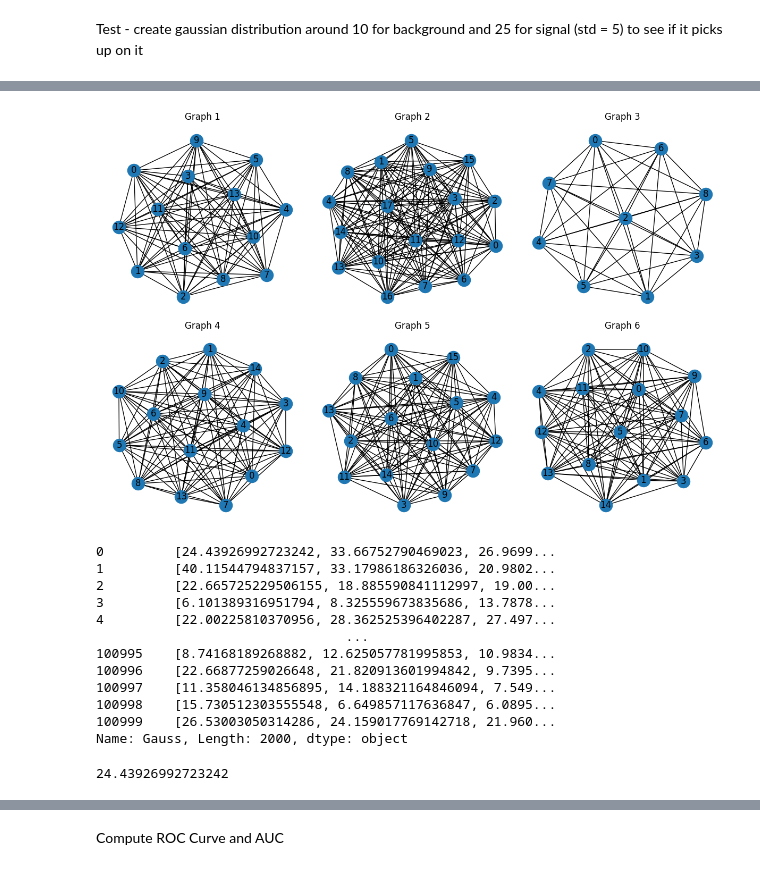
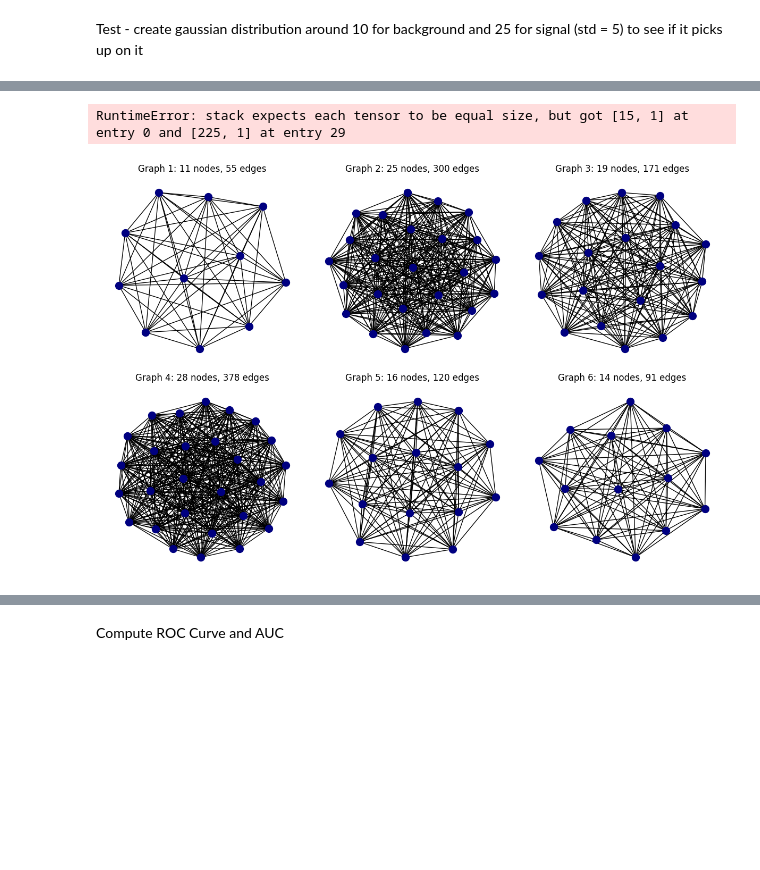
Before and after one commit to gpesticci/Jet-GNN, a Jupyter notebook: GNN.ipynb, the cells around one changed output, grey strips where cells are left out. Saved outputs shown, nothing was run; the diff lists cells and outputs as text; code cells hidden in the pictures; blank space fills up the shorter version.

```diff
--- a/GNN.ipynb
+++ b/GNN.ipynb
@@ -25,0 +65,3 @@ test_df = pd.read_csv('new_test_data.csv')
+# %%
+train_df = train_cut_df
+test_df = test_cut_df
@@ -27,7 +106,7 @@ test_df = pd.read_csv('new_test_data.csv')
 # Duplicate data to lists matching the number of daughters/ nodes per jet/ row
 def duplicate(df, cols, n_col):
     for col in cols:
-        df[col] = df.apply(lambda row: [row[col]] * row[n_col] if isinstance(row[col], (float, int)) else row[col], axis=1)
+        df[col] = df.apply(lambda row: [row[col]] * row[n_col] if isinstance(row[col], (float, int, list)) else row[col], axis=1)
     return df
 
 # Convert string values into list of floats
@@ -156,0 +205,2 @@ Name: IsB, Length: 2000, dtype: int64
+# %%
+features_list = node_features(train_df, train_f_cols)
@@ -157,75 +278,64 @@ Name: IsB, Length: 2000, dtype: int64
 # %%
+# original
+
 # Create graphs for each jet
 def create_data_objects(df, features_array):
     data_objects = []
     for idx, jet_features in enumerate(features_array):
 
         num_classes = 2 # binary classification
-        x = torch.tensor(jet_features, dtype=torch.float)
+        x_list = []
+        for feature_column in jet_features:
+            if isinstance(feature_column, list) and feature_column:
+                # Convert the list to a tensor
+                feature_tensor = torch.tensor(feature_column, dtype=torch.float).view(-1, 1)
+                x_list.append(feature_tensor)
+            elif not isinstance(feature_column, list):
+                # If it's a single value, convert it to a tensor with one element
+                x_list.append(torch.tensor([[float(feature_column)]], dtype=torch.float))
+        x = torch.stack(x_list)
         num_nodes = x.size(0)
 
         # Fully connected edges
-        edge_index = []
-        for i in range(num_nodes):
-            for j in range(num_nodes):
-                edge_index.append([i, j])
-
-        edge_index = torch.tensor(edge_index, dtype=torch.long).t().contiguous()
+        G = nx.complete_graph(num_nodes)
+        edge_index = torch.tensor(list(G.edges)).t().contiguous()
 
         y = torch.tensor([df['IsB'].iloc[idx]], dtype=torch.float)
 
         data = Data(x=x, edge_index=edge_index, y=y, num_classes=num_classes, num_nodes=num_nodes)
-        edge_index, _ = remove_self_loops(data.edge_index)
         data_objects.append(data)
 
     return data_objects
 
 # Extract node features
-train_features = node_features(cut_train_df, train_f_cols)
-test_features = node_features(cut_test_df, test_f_cols)
+train_features = node_features(train_df, train_f_cols)
+test_features = node_features(test_df, test_f_cols)
 
 # Create graphs for each jet
-train_data = create_data_objects(cut_train_df, train_features)
-test_data = create_data_objects(cut_test_df, test_features)
+train_data = create_data_objects(train_df, train_features)
+test_data = create_data_objects(test_df, test_features)
 
 # Load Data in batches
-train_loader = DataLoader(train_data, batch_size=32, shuffle=True)
-test_loader = DataLoader(test_data, batch_size=32, shuffle=False)
+train_loader = DataLoader(train_data, batch_size=64, shuffle=True)
+test_loader = DataLoader(test_data, batch_size=64, shuffle=False)
+# %% [output]
+RuntimeError: stack expects each tensor to be equal size, but got [15, 1] at entry 0 and [225, 1] at entry 29
 # %%
 # Visualize some graphs
 fig, axes = plt.subplots(2, 3, figsize=(12, 8))
 axes = axes.flatten()
 
 for i, data in enumerate(train_loader.dataset[:6]):
     G = nx.Graph()
     G.add_edges_from(data.edge_index.t().tolist())
 
-    nx.draw(G, ax=axes[i], with_labels=True)
+    nx.draw(G, ax=axes[i], node_color='navy', node_size=100)
 
-    axes[i].set_title(f"Graph {i+1}")
+    axes[i].set_title(f"Graph {i+1}: {data.num_nodes} nodes, {data.edge_index.size(1)} edges")
 
 plt.tight_layout()
 plt.show()
 # %% [output]
-[figure, old version]
+[figure, new version]
-# %%
-cut_train_df.Gauss
-# %% [output]
-0         [24.43926992723242, 33.66752790469023, 26.9699...
-1         [40.11544794837157, 33.17986186326036, 20.9802...
-2         [22.665725229506155, 18.885590841112997, 19.00...
-3         [6.101389316951794, 8.325559673835686, 13.7878...
-4         [22.00225810370956, 28.362525396402287, 27.497...
-                                ...
-100995    [8.74168189268882, 12.625057781995853, 10.9834...
-100996    [22.66877259026648, 21.820913601994842, 9.7395...
-100997    [11.358046134856895, 14.188321164846094, 7.549...
-100998    [15.730512303555548, 6.649857117636847, 6.0895...
-100999    [26.53003050314286, 24.159017769142718, 21.960...
-Name: Gauss, Length: 2000, dtype: object
-# %%
-train_features[0][0][31] # Gaussian features are included in the training data
-# %% [output]
-24.43926992723242
 # %%
 for data in train_loader:
```
Also changed, not shown: parts of 25 cells of this notebook, 1 other file.
